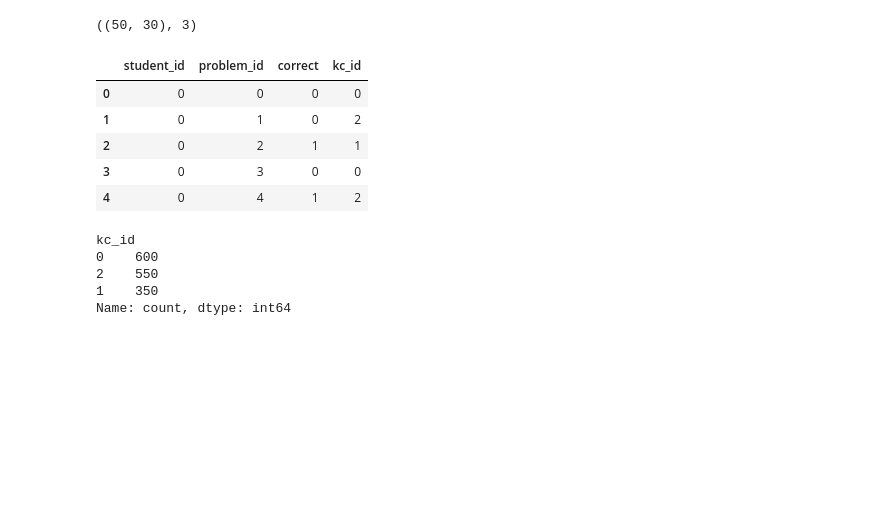
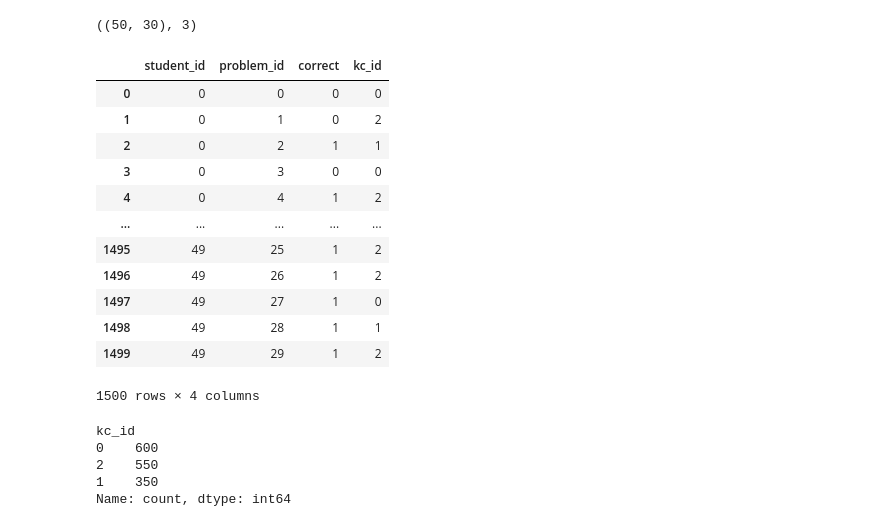
Before and after one commit to SiddharthaPradhan/StanBKT, a Jupyter notebook: demonstration.ipynb, the cells around one changed output. Saved outputs shown, nothing was run; the diff lists cells and outputs as text; code cells hidden in the pictures; blank space fills up the shorter version.

```diff
--- a/demonstration.ipynb
+++ b/demonstration.ipynb
@@ -100,24 +98,31 @@ correctness.shape, n_kcs
 # %%
 # 2) Build long-format dataframe expected by StanBKT
 student_idx, problem_idx = np.indices(correctness.shape)
 
 data_df = pd.DataFrame(
     {
         "student_id": student_idx.ravel().astype(str),
         "problem_id": problem_idx.ravel().astype(str),
         "correct": correctness.ravel().astype(int),
         "kc_id": kc_sequence[problem_idx.ravel()].astype(str),
     }
 )
 
-data_df.head()
+data_df
 # %% [output]
 |  | student_id | problem_id | correct | kc_id |
 | 0 | 0 | 0 | 0 | 0 |
 | 1 | 0 | 1 | 0 | 2 |
 | 2 | 0 | 2 | 1 | 1 |
 | 3 | 0 | 3 | 0 | 0 |
 | 4 | 0 | 4 | 1 | 2 |
+| ... | ... | ... | ... | ... |
+| 1495 | 49 | 25 | 1 | 2 |
+| 1496 | 49 | 26 | 1 | 2 |
+| 1497 | 49 | 27 | 1 | 0 |
+| 1498 | 49 | 28 | 1 | 1 |
+| 1499 | 49 | 29 | 1 | 2 |
+1500 rows × 4 columns
 # %%
 data_df['kc_id'].value_counts()
 # %% [output]
```
Also changed, not shown: parts of 18 cells of this notebook, 13 other files.
